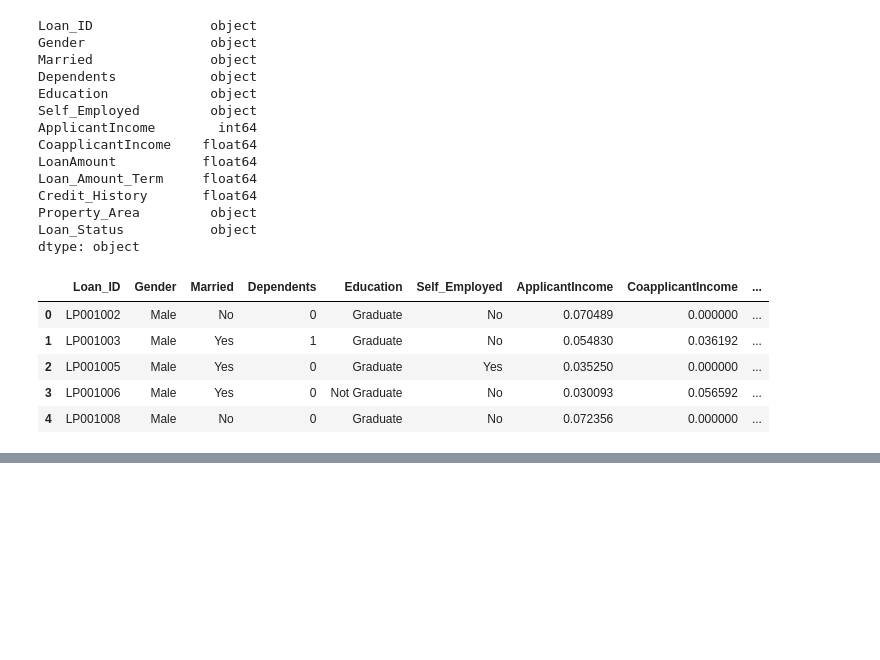
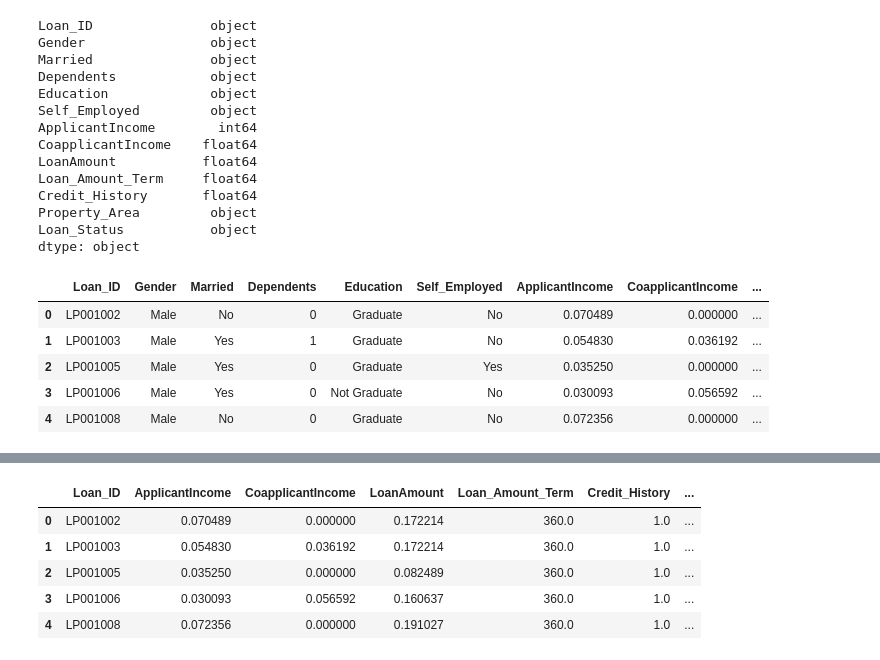
Before and after one commit to Abdul-Samii/Support-Vector-Machine, a Jupyter notebook: svm-python.ipynb, the cells around one changed output, grey strips where cells are left out. Saved outputs shown, nothing was run; the diff lists cells and outputs as text; code cells hidden in the pictures; blank space fills up the shorter version.

```diff
--- a/svm-python.ipynb
+++ b/svm-python.ipynb
@@ -480,0 +544,12 @@ data.head()
+# %%
+df1=pd.get_dummies(data['Education'], prefix='Education', drop_first=True)
+data2=pd.concat([data2, df1], axis=1).drop("Education", axis=1)
+# %%
+df1=pd.get_dummies(data['Self_Employed'], prefix='Self_Employed', drop_first=True)
+data2=pd.concat([data2, df1], axis=1).drop('Self_Employed', axis=1)
+# %%
+df1=pd.get_dummies(data['Property_Area'], prefix='Property_Area', drop_first=True)
+data2=pd.concat([data2, df1], axis=1).drop('Property_Area', axis=1)
+# %%
+df1=pd.get_dummies(data['Dependents'], prefix='Dependents', drop_first=True)
+data2=pd.concat([data2, df1], axis=1).drop('Dependents', axis=1)
@@ -480,0 +559,9 @@ data.head()
+# %%
+data2.head()
+# %% [output]
+|  | Loan_ID | ApplicantIncome | CoapplicantIncome | LoanAmount | Loan_Amount_Term | Credit_History | ... |
+| 0 | LP001002 | 0.070489 | 0.000000 | 0.172214 | 360.0 | 1.0 | ... |
+| 1 | LP001003 | 0.054830 | 0.036192 | 0.172214 | 360.0 | 1.0 | ... |
+| 2 | LP001005 | 0.035250 | 0.000000 | 0.082489 | 360.0 | 1.0 | ... |
+| 3 | LP001006 | 0.030093 | 0.056592 | 0.160637 | 360.0 | 1.0 | ... |
+| 4 | LP001008 | 0.072356 | 0.000000 | 0.191027 | 360.0 | 1.0 | ... |
```
Also changed, not shown: parts of 52 cells of this notebook, 1 other file.
